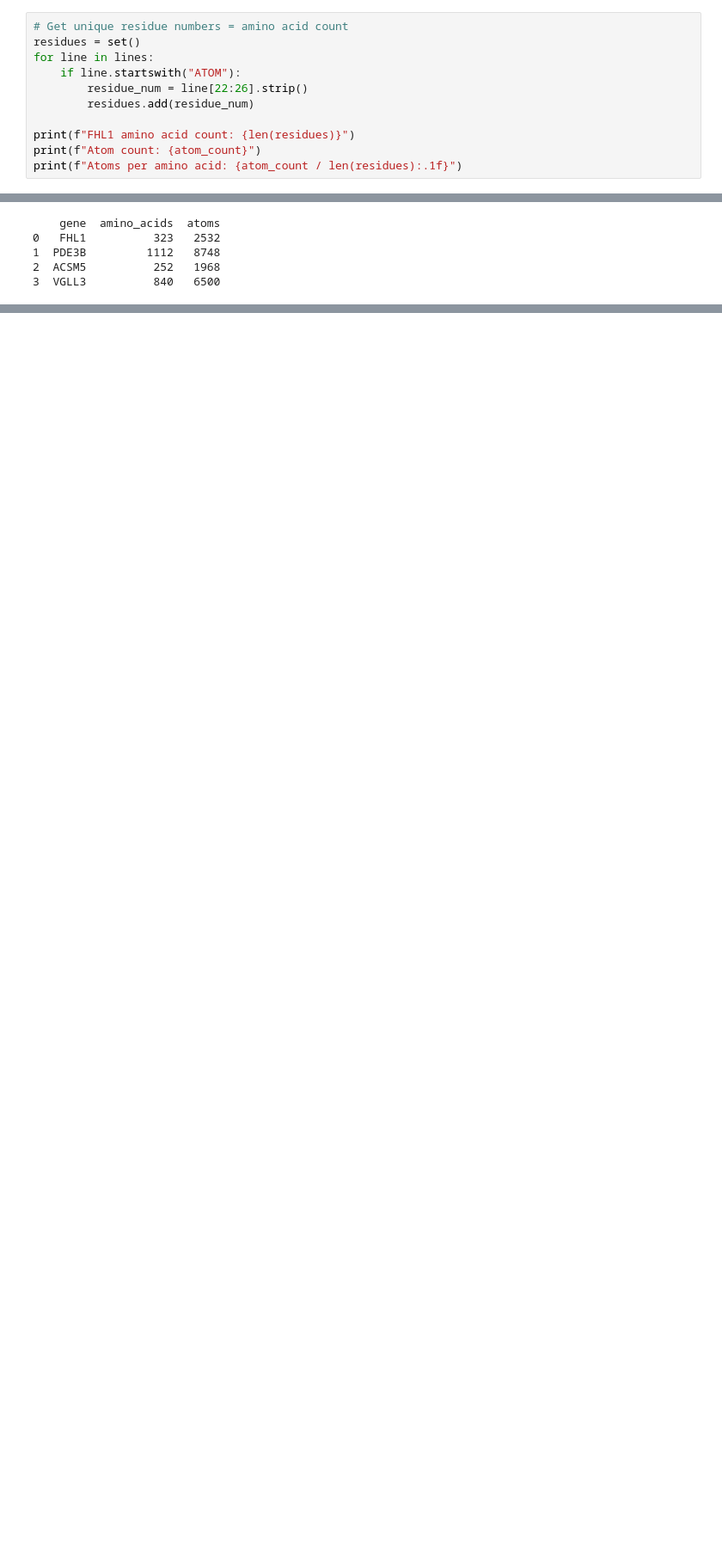
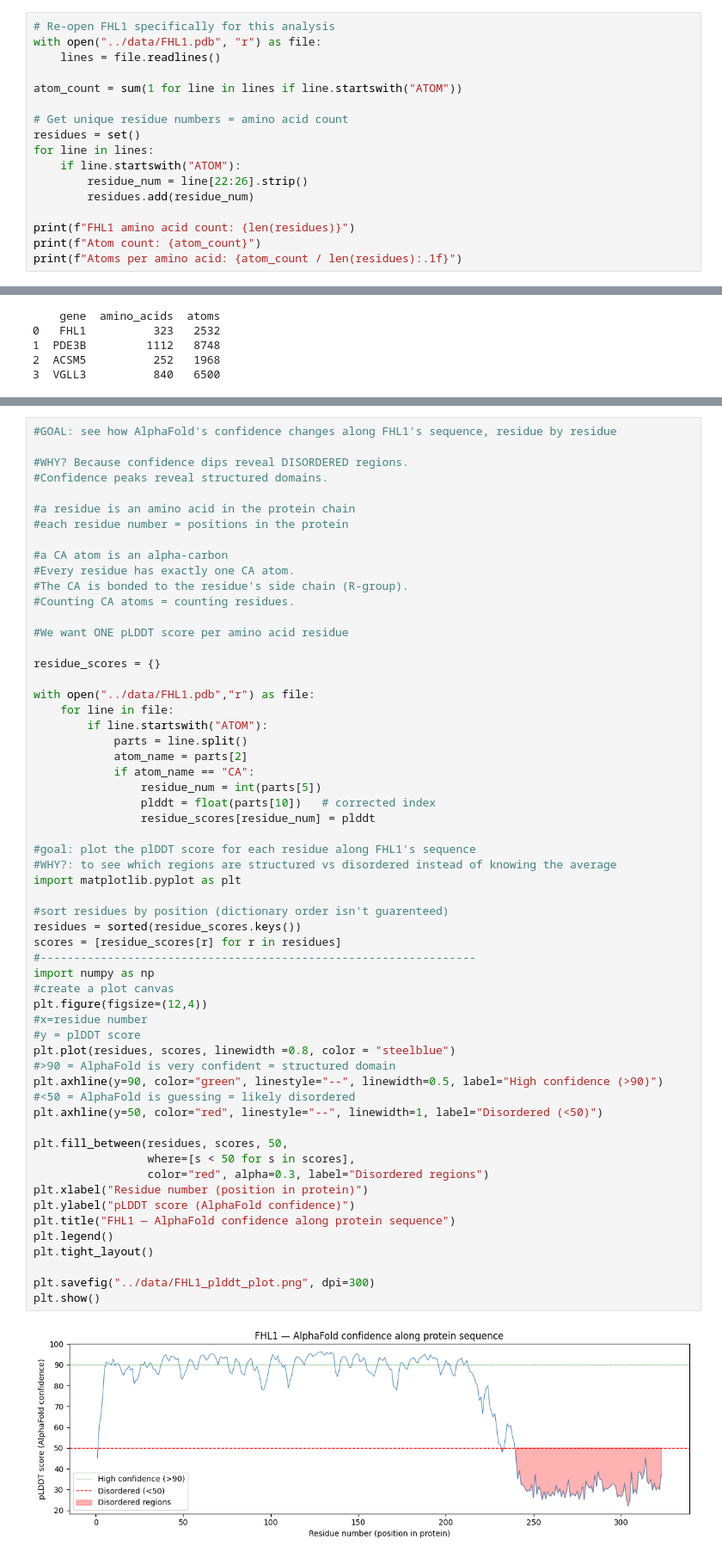
Before and after one commit to kenny1autech1-cpu/protein-structure-cancer-analysis, a Jupyter notebook: notebooks/01_protein_identification.ipynb, the cells around one changed output, grey strips where cells are left out. Shown at 86% size. Drawn from its saved outputs; the diff is of its cells as text; blank space fills up the shorter version.

Commit message:
Restructure repo — add figures, notebooks, README with findings

```diff
--- a/notebooks/01_protein_identification.ipynb
+++ b/notebooks/01_protein_identification.ipynb
@@ -201,6 +201,12 @@ Displayed structure for: ACSM5
 Displayed structure for: VGLL3
 [interactive output not drawn]
 # %%
+# Re-open FHL1 specifically for this analysis
+with open("../data/FHL1.pdb", "r") as file:
+    lines = file.readlines()
+
+atom_count = sum(1 for line in lines if line.startswith("ATOM"))
+
 # Get unique residue numbers = amino acid count
 residues = set()
 for line in lines:
@@ -268,0 +405,60 @@ print(df)
+# %%
+#GOAL: see how AlphaFold's confidence changes along FHL1's sequence, residue by residue
+
+#WHY? Because confidence dips reveal DISORDERED regions.
+#Confidence peaks reveal structured domains.
+
+#a residue is an amino acid in the protein chain
+#each residue number = positions in the protein
+
+#a CA atom is an alpha-carbon
+#Every residue has exactly one CA atom.
+#The CA is bonded to the residue's side chain (R-group).
+#Counting CA atoms = counting residues.
+
+#We want ONE pLDDT score per amino acid residue
+
+residue_scores = {}
+
+with open("../data/FHL1.pdb","r") as file:
+    for line in file:
+        if line.startswith("ATOM"):
+            parts = line.split()
+            atom_name = parts[2]
+            if atom_name == "CA":
+                residue_num = int(parts[5])
+                plddt = float(parts[10])   # corrected index
+                residue_scores[residue_num] = plddt
+
+#goal: plot the plDDT score for each residue along FHL1's sequence
+#WHY?: to see which regions are structured vs disordered instead of knowing the average
+import matplotlib.pyplot as plt
+
+#sort residues by position (dictionary order isn't guarenteed)
+residues = sorted(residue_scores.keys())
+scores = [residue_scores[r] for r in residues]
+#-----------------------------------------------------------------
+import numpy as np
+#create a plot canvas
+plt.figure(figsize=(12,4))
+#x=residue number
+#y = plDDT score
+plt.plot(residues, scores, linewidth =0.8, color = "steelblue")
+#>90 = AlphaFold is very confident = structured domain
+plt.axhline(y=90, color="green", linestyle="--", linewidth=0.5, label="High confidence (>90)")
+#<50 = AlphaFold is guessing = likely disordered
+plt.axhline(y=50, color="red", linestyle="--", linewidth=1, label="Disordered (<50)")
+
+plt.fill_between(residues, scores, 50,
+                 where=[s < 50 for s in scores],
+                 color="red", alpha=0.3, label="Disordered regions")
+plt.xlabel("Residue number (position in protein)")
+plt.ylabel("pLDDT score (AlphaFold confidence)")
+plt.title("FHL1 — AlphaFold confidence along protein sequence")
+plt.legend()
+plt.tight_layout()
+
+plt.savefig("../data/FHL1_plddt_plot.png", dpi=300)
+plt.show()
+# %% [output]
+[figure, added]
```
Also changed, not shown: parts of 6 cells of this notebook, 21 other files.
